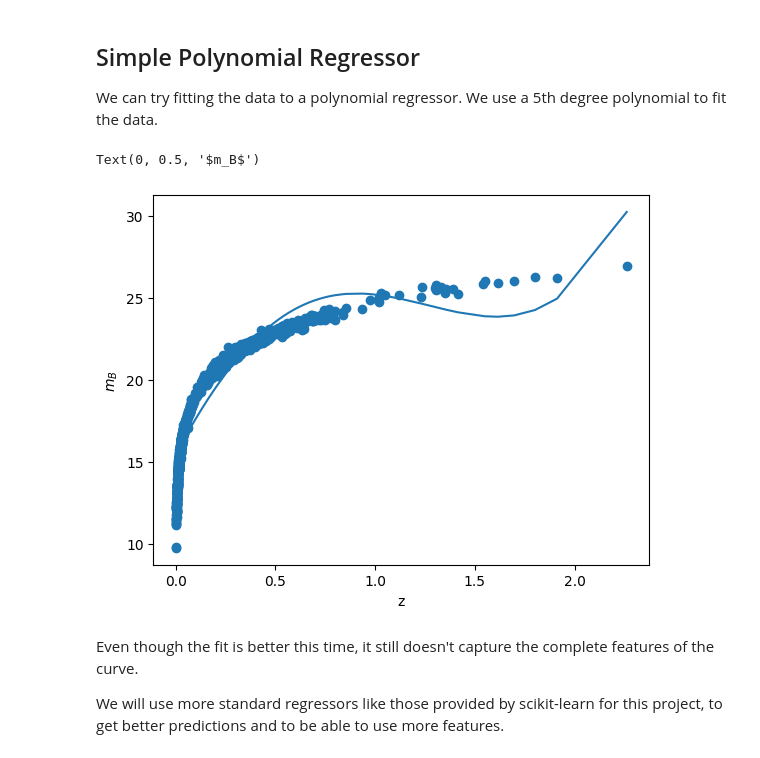
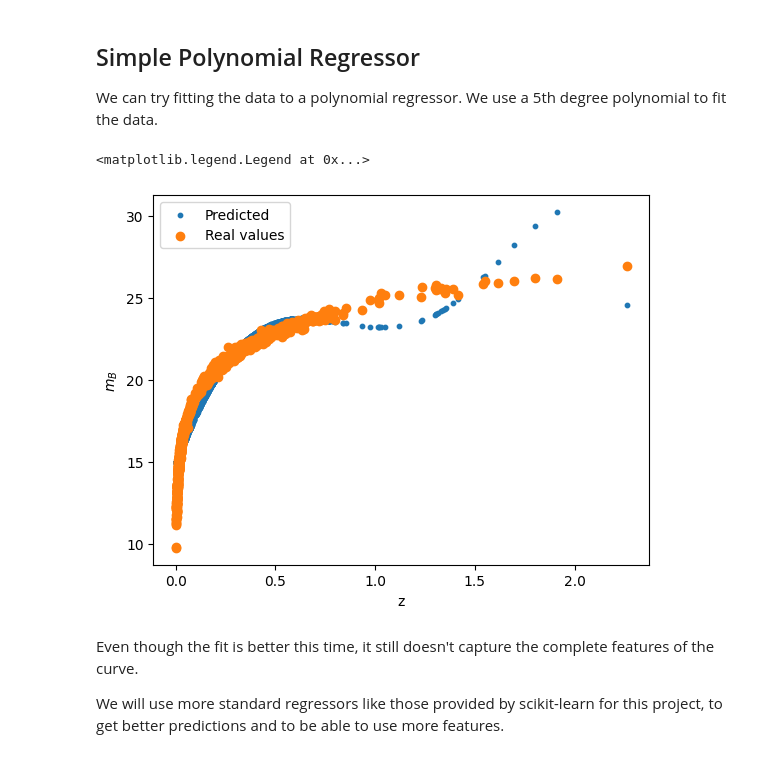
Before and after one commit to sreerag03a/pantheonplus-regression, a Jupyter notebook: notebooks/0_pantheonplus_visualization.ipynb, the cells around one changed output. Cells and saved outputs as stored; diff of their text form; code cells hidden in the pictures.

```diff
--- a/notebooks/0_pantheonplus_visualization.ipynb
+++ b/notebooks/0_pantheonplus_visualization.ipynb
@@ -68,17 +72,18 @@ We can try fitting the data to a polynomial regressor. We use a 5th degree polyn
 # %%
 x1 = X1['zHD'].values.reshape(-1,1)
 y1 = Y1.values.reshape(-1,1)
 from regressors import thirdregressor
-f, e,d,c,b,a = thirdregressor(x1,y1,100000, 0.01)
+f, e,d,c,b,a = thirdregressor(x1,y1,100000, 0.05)
 yvals2 = lambda z: f+e*z+ d*(z**2) + c*(z**3) + b*(z**4) + a*(z**5)
 
-plt.plot(x1,yvals2(x1))
-plt.scatter(x1,y1)
+plt.scatter(x1,yvals2(x1), label = 'Predicted', s = 10)
+plt.scatter(x1,y1, label = 'Real values')
 plt.xlabel('z')
 plt.ylabel('$m_B$')
+plt.legend()
 # %% [output]
-Text(0, 0.5, '$m_B$')
+<matplotlib.legend.Legend at 0x...>
-[figure, old version]
+[figure, new version]
 # %% [markdown]
 Even though the fit is better this time, it still doesn't capture the complete features of the curve.
 
```
Also changed, not shown: parts of 2 cells of this notebook, 4 other files.
